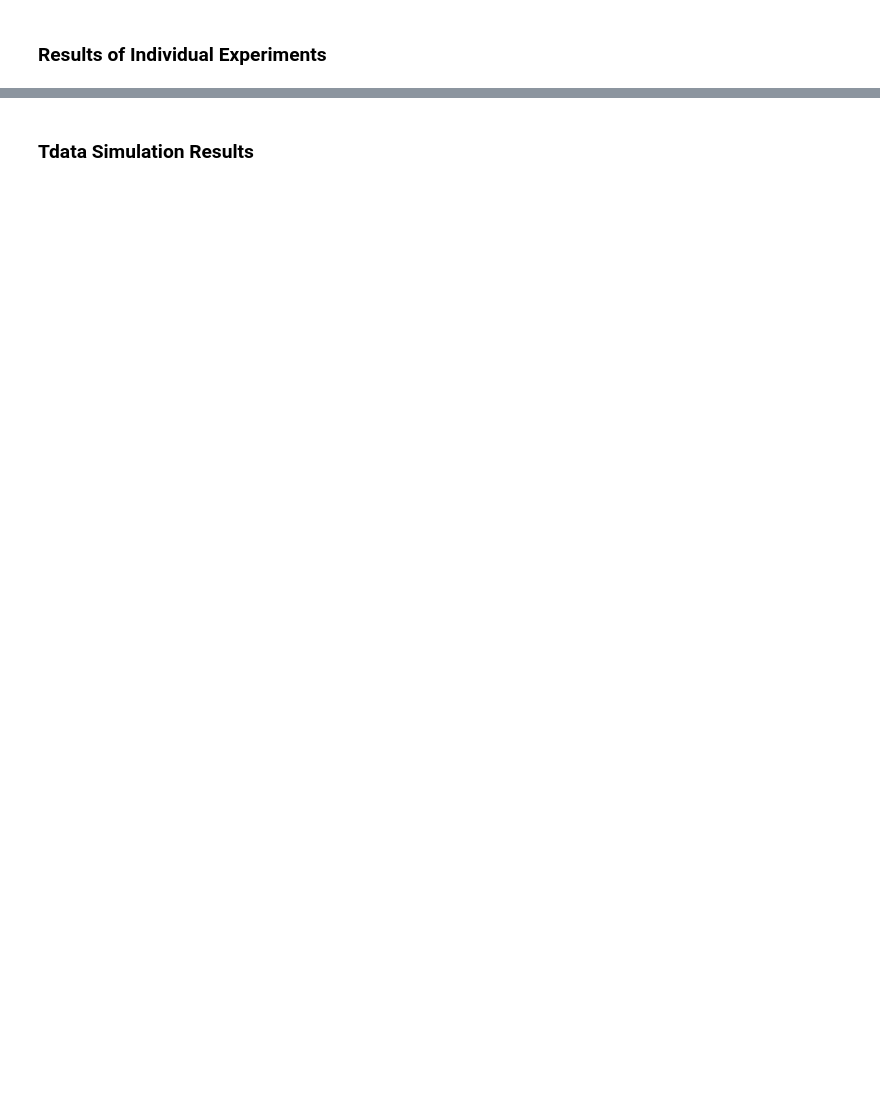
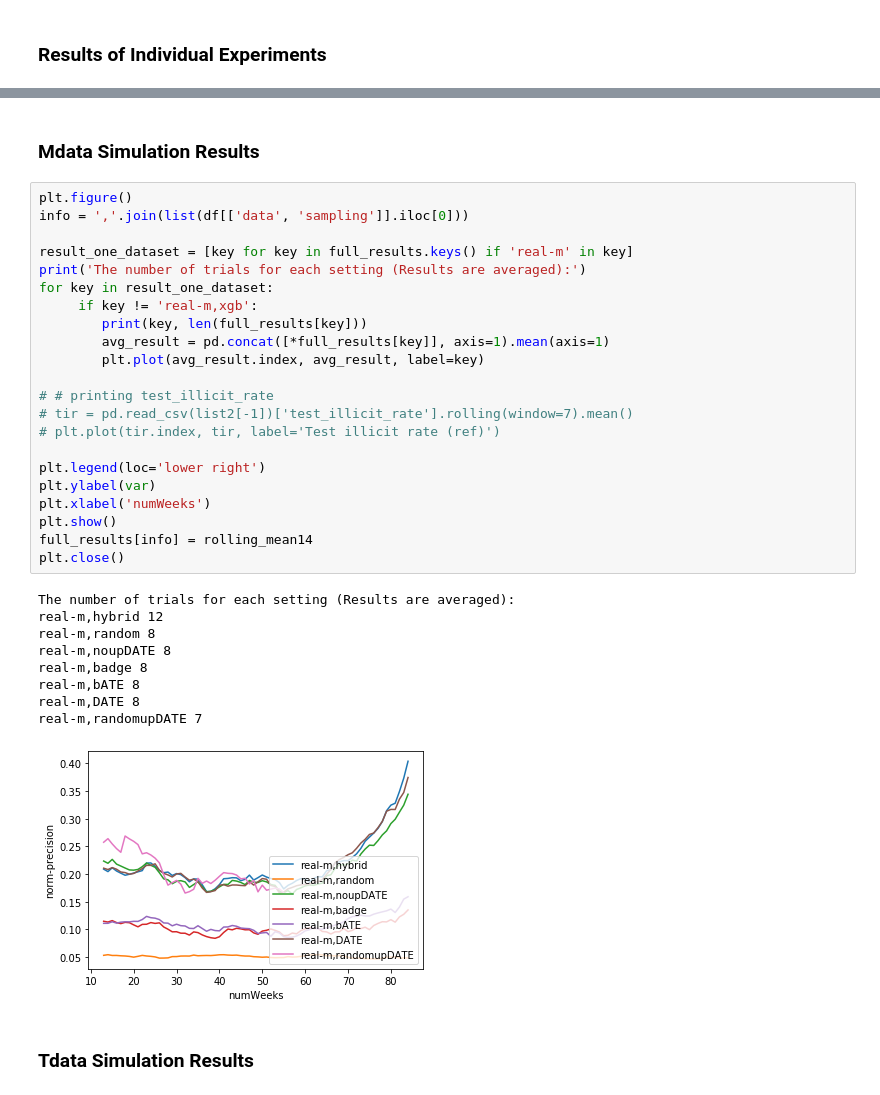
Before and after one commit to Seondong/Customs-Fraud-Detection, a Jupyter notebook: analysis.ipynb, the cells around one changed output, grey strips where cells are left out. Saved outputs shown, nothing was run; the diff lists cells and outputs as text; blank space fills up the shorter version.

```diff
--- a/analysis.ipynb
+++ b/analysis.ipynb
@@ -70,3 +46,37 @@ for i in range(1,50):
+# %% [markdown]
+### Mdata Simulation Results
+# %%
+plt.figure()
+info = ','.join(list(df[['data', 'sampling']].iloc[0]))
+
+result_one_dataset = [key for key in full_results.keys() if 'real-m' in key]
+print('The number of trials for each setting (Results are averaged):')
+for key in result_one_dataset:
+     if key != 'real-m,xgb':
+        print(key, len(full_results[key]))
+        avg_result = pd.concat([*full_results[key]], axis=1).mean(axis=1)
+        plt.plot(avg_result.index, avg_result, label=key)
+
+# # printing test_illicit_rate
+# tir = pd.read_csv(list2[-1])['test_illicit_rate'].rolling(window=7).mean()
+# plt.plot(tir.index, tir, label='Test illicit rate (ref)')
+
+plt.legend(loc='lower right')
+plt.ylabel(var)
+plt.xlabel('numWeeks')
+plt.show()
+full_results[info] = rolling_mean14
+plt.close()
+# %% [output]
+The number of trials for each setting (Results are averaged):
+real-m,hybrid 12
+real-m,random 8
+real-m,noupDATE 8
+real-m,badge 8
+real-m,bATE 8
+real-m,DATE 8
+real-m,randomupDATE 7
+[figure, added]
 # %% [markdown]
 ### Tdata Simulation Results
 # %%
```
Also changed, not shown: parts of 7 cells of this notebook, 12 other files.
